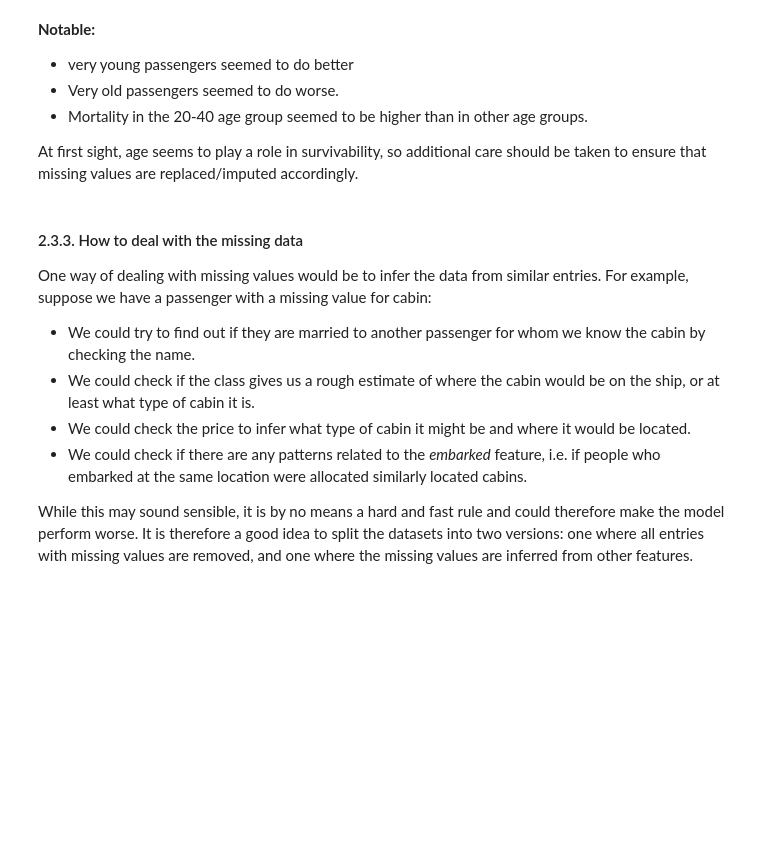
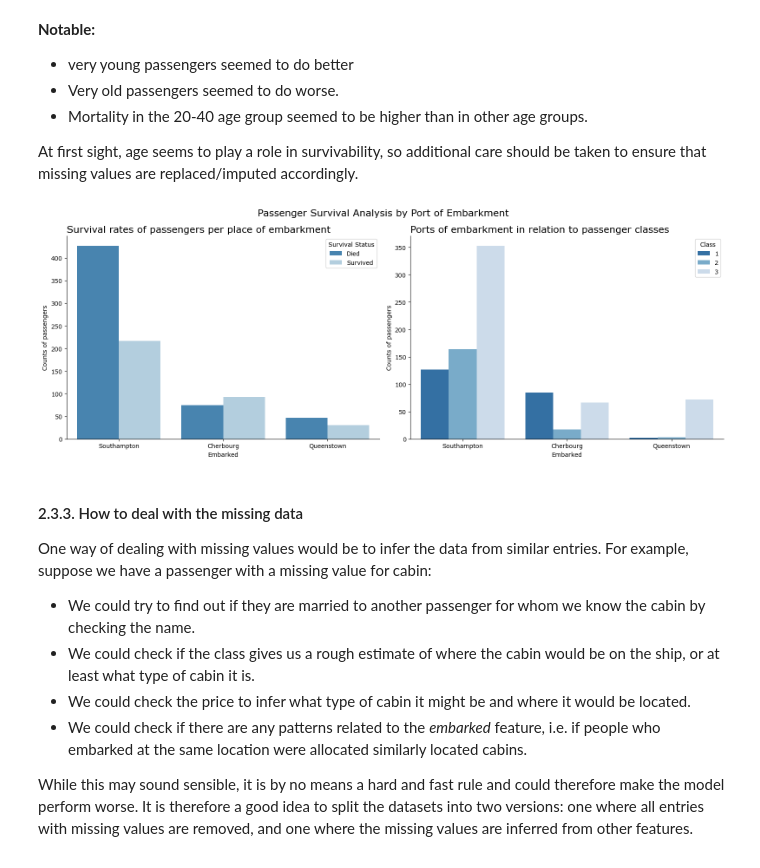
Before and after one commit to n3ur0mancer/kaggle_titanic_competition, a Jupyter notebook: titanic_comp_full.ipynb, the cells around one changed output. Saved outputs shown, nothing was run; the diff lists cells and outputs as text; code cells hidden in the pictures; blank space fills up the shorter version.

```diff
--- a/titanic_comp_full.ipynb
+++ b/titanic_comp_full.ipynb
@@ -327,6 +330,39 @@ plt.show()
 - Mortality in the 20-40 age group seemed to be higher than in other age groups.
 
 At first sight, age seems to play a role in survivability, so additional care should be taken to ensure that missing values are replaced/imputed accordingly.
+# %%
+# Create a figure with two subplots
+fig, axes = plt.subplots(1, 2, figsize=(16, 6))
+
+plt.rcParams['font.family'] = "Verdana"
+
+fig.suptitle("Passenger Survival Analysis by Port of Embarkment", fontsize=16)
+
+# First subplot - Survival rates
+plt.sca(axes[0])
+plt.title("Survival rates of passengers per place of embarkment", loc="left", font="Verdana", fontsize=16)
+ax1 = sns.countplot(x='Embarked', data=t_df_dropped, hue="Survived", palette="Blues_r")
+ax1.set_ylabel("Counts of passengers")
+ax1.set_xticklabels(["Southampton", "Cherbourg", "Queenstown"])
+ax1.legend(title="Survival Status",labels=["Died", "Survived"])
+sns.despine(left=False, bottom=False)
+
+# Second subplot - Passenger classes
+plt.sca(axes[1])
+plt.title("Ports of embarkment in relation to passenger classes", loc="left", font="Verdana", fontsize=16)
+ax2 = sns.countplot(x='Embarked', data=t_df_dropped, hue="Pclass", palette="Blues_r")
+ax2.set_ylabel("Counts of passengers")
+ax2.set_xticklabels(["Southampton", "Cherbourg", "Queenstown"])
+ax2.legend(title="Class")
+sns.despine(left=False, bottom=False)
+
+# Adjust spacing between subplots
+plt.tight_layout()
+
+# Show the combined plot
+plt.show()
+# %% [output]
+[figure, added]
 # %% [markdown]
 #### 2.3.3. How to deal with the missing data
 
```
Also changed, not shown: parts of 4 cells of this notebook.
